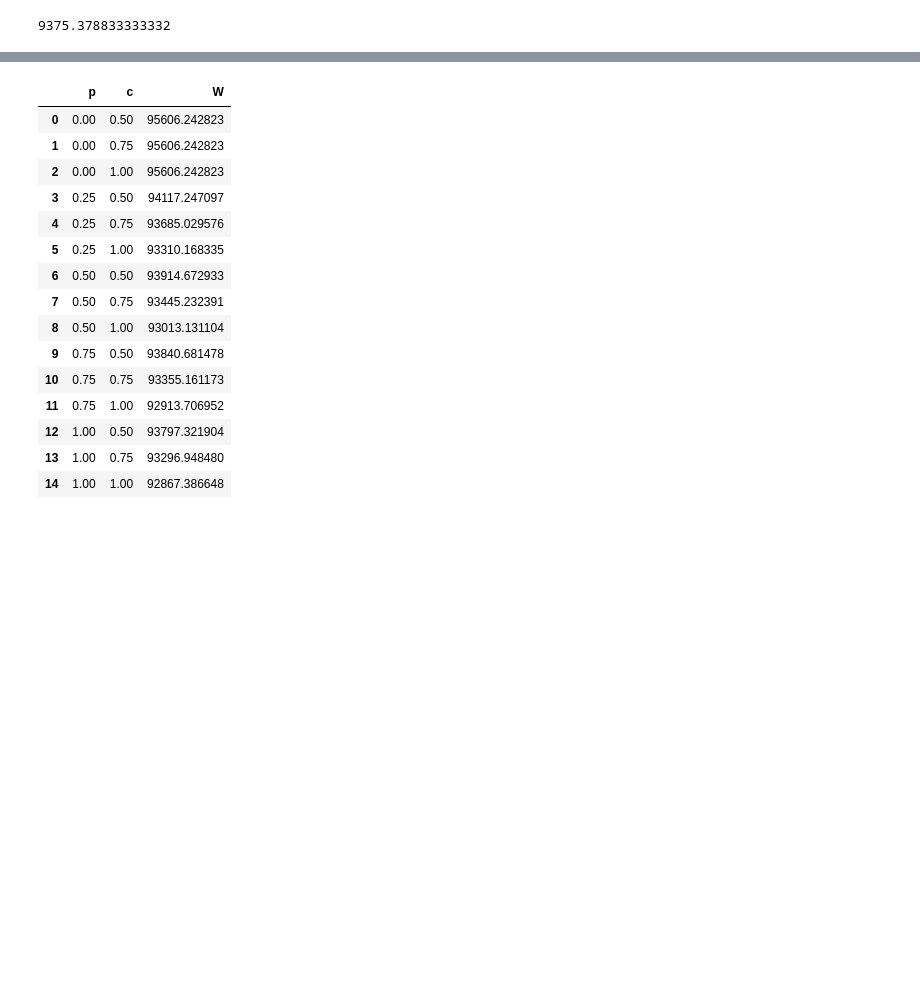
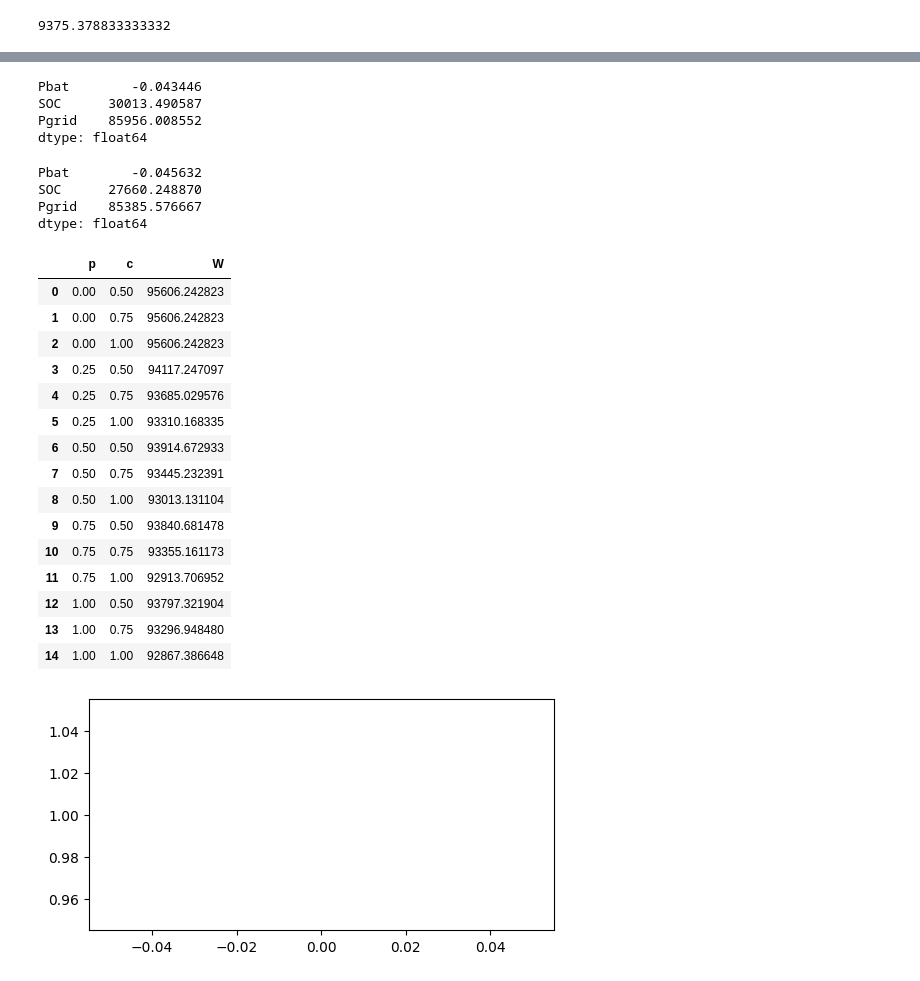
Before and after one commit to Shai670/Residential_consumption_modeling, a Jupyter notebook: battery04.09.ipynb, the cells around one changed output, grey strips where cells are left out. Drawn from its saved outputs; the diff is of its cells as text; code cells hidden in the pictures; blank space fills up the shorter version.

```diff
--- a/battery04.09.ipynb
+++ b/battery04.09.ipynb
@@ -182,33 +182,55 @@ Pgrid    85973.778019
 dtype: float64
+# %%
+output = solar_battery_calc(Pnom=5, capacity=10)
+output.sum()
+# %% [output]
+Pbat        -0.043446
+SOC      30013.490587
+Pgrid    85956.008552
+dtype: float64
+# %%
+output = solar_battery_calc(Pnom=7.2, capacity=20)
+output.sum()
+# %% [output]
+Pbat        -0.045632
+SOC      27660.248870
+Pgrid    85385.576667
+dtype: float64
 # %%
 result = pd.DataFrame()
+start = '2022-01-01'
+end = '2023-01-01'
 
 i = 0
 for p in [0, .25, .5, .75, 1.]:
     for c in [.5, .75, 1.]:
         output = solar_battery_calc(Pnom=p, capacity=c)
 
         result.loc[i, "p"] = p
         result.loc[i, "c"] = c
         result.loc[i, "W"] = output["Pgrid"].sum()
 
         i += 1
+plt.figure(figsize=(6,3))
+plt.plot(p, label='Мощность')
+plt.plot(c, label='Ёмкость солнечной батареи')
 
 result
 # %% [output]
 |  | p | c | W |
 | 0 | 0.00 | 0.50 | 95606.242823 |
 | 1 | 0.00 | 0.75 | 95606.242823 |
 | 2 | 0.00 | 1.00 | 95606.242823 |
 | 3 | 0.25 | 0.50 | 94117.247097 |
 | 4 | 0.25 | 0.75 | 93685.029576 |
 | 5 | 0.25 | 1.00 | 93310.168335 |
 | 6 | 0.50 | 0.50 | 93914.672933 |
 | 7 | 0.50 | 0.75 | 93445.232391 |
 | 8 | 0.50 | 1.00 | 93013.131104 |
 | 9 | 0.75 | 0.50 | 93840.681478 |
 | 10 | 0.75 | 0.75 | 93355.161173 |
 | 11 | 0.75 | 1.00 | 92913.706952 |
 | 12 | 1.00 | 0.50 | 93797.321904 |
 | 13 | 1.00 | 0.75 | 93296.948480 |
 | 14 | 1.00 | 1.00 | 92867.386648 |
+[figure, added]
```
Also changed, not shown: parts of 4 cells of this notebook.
